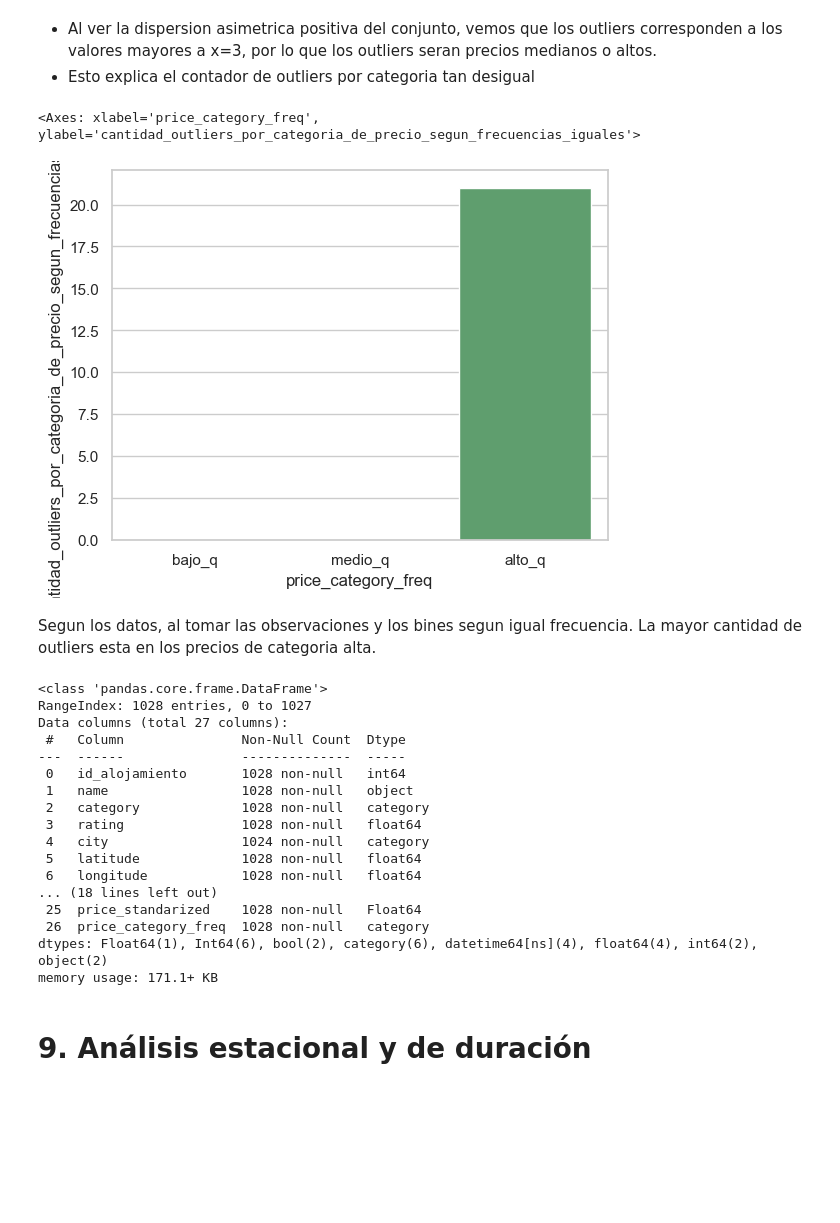
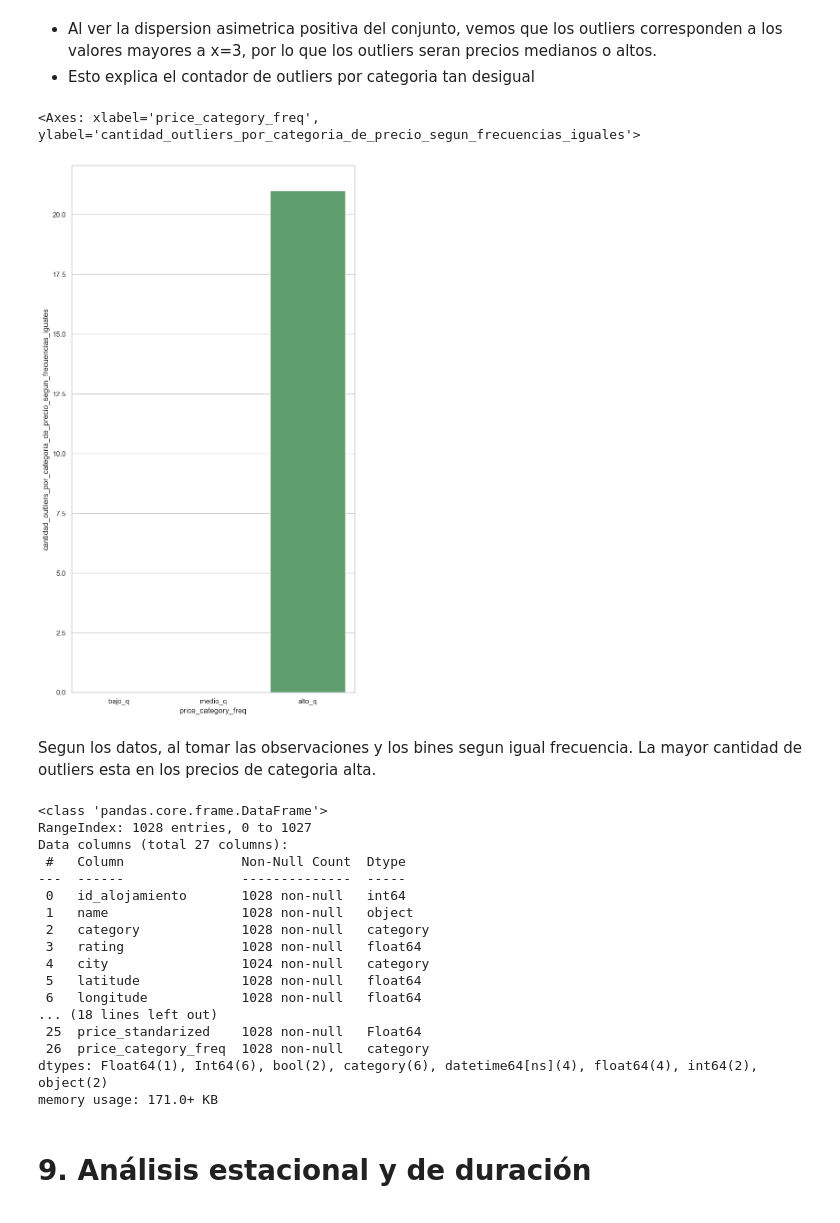
Before and after one commit to carlos1680/CPEDWObligatorio, a Jupyter notebook: Entregable.ipynb, the cells around one changed output. Drawn from its saved outputs; the diff is of its cells as text; code cells hidden in the pictures; blank space fills up the shorter version.

```diff
--- a/trabajo_theo 27.7.2024.ipynb
+++ b/Entregable.ipynb
@@ -1086,8 +1067,8 @@ df_alquileres['city2'] = df_alquileres['city']
 
 # Parametros para los cuales buscar la mejor aproximacion por fuzzy
 provincias = ['TIERRA DEL FUEGO', 'NEUQUEN', 'RIO NEGRO', 'CHUBUT']
-# Valres de match que aceptamos
-aprobaciones = [80, 80, 80, 80]
+# Valres de match que aceptamos, la variacion de estos valores hace que se agrupen mas o menos observaciones segun la ciudad
+aprobaciones = [80, 80, 60, 80]
 
 # rr=0;
 iter=0
@@ -2365,29 +2342,27 @@ plt.show()
 # %%
 # binarizacion por ANCHO
 # df_alquileres['wins_bin_1'] = pd.cut(x=df.Wins, bins=10)
 
 # Guardamos los bins para comparar
 datos_freq, bines_freq = pd.qcut(x=df_alquileres['price_original'], q=3, labels=[
                       'bajo_q', 'medio_q', 'alto_q'], retbins=True)
 
 df_alquileres['price_category_freq'] = datos_freq
 df_alquileres['price_category_freq'] = df_alquileres['price_category_freq'].astype('category')
 
 
-
-
-
+plt.figure(figsize=(8, 15))
 # Detectamos outliers
 df_out_cat_freq = detectar_outliers(df_alquileres, 3, 'price_category_freq', 'price_standarized').groupby(by='price_category_freq', observed=False).agg(
     cantidad_outliers_por_categoria_de_precio_segun_frecuencias_iguales=(
         'price_category_freq', 'count')
 ).reset_index().sort_values(by='cantidad_outliers_por_categoria_de_precio_segun_frecuencias_iguales', ascending=False)
 
 sns.barplot(x="price_category_freq", y="cantidad_outliers_por_categoria_de_precio_segun_frecuencias_iguales",
             hue="price_category_freq", data=df_out_cat_freq, errorbar=None)
 # %% [output]
 <Axes: xlabel='price_category_freq', ylabel='cantidad_outliers_por_categoria_de_precio_segun_frecuencias_iguales'>
-[figure, old version]
+[figure, new version]
 # %% [markdown]
 Segun los datos, al tomar las observaciones y los bines segun igual frecuencia. La mayor cantidad de outliers esta en los precios de categoria alta.
 # %%
@@ -2409,7 +2384,7 @@ Data columns (total 27 columns):
  25  price_standarized    1028 non-null   Float64
  26  price_category_freq  1028 non-null   category
 dtypes: Float64(1), Int64(6), bool(2), category(6), datetime64[ns](4), float64(4), int64(2), object(2)
-memory usage: 171.1+ KB
+memory usage: 171.0+ KB
 # %% [markdown]
 **<h1>9. Análisis estacional y de duración</h1>**
 # %% [markdown]
```
Also changed, not shown: parts of 74 cells of this notebook.
